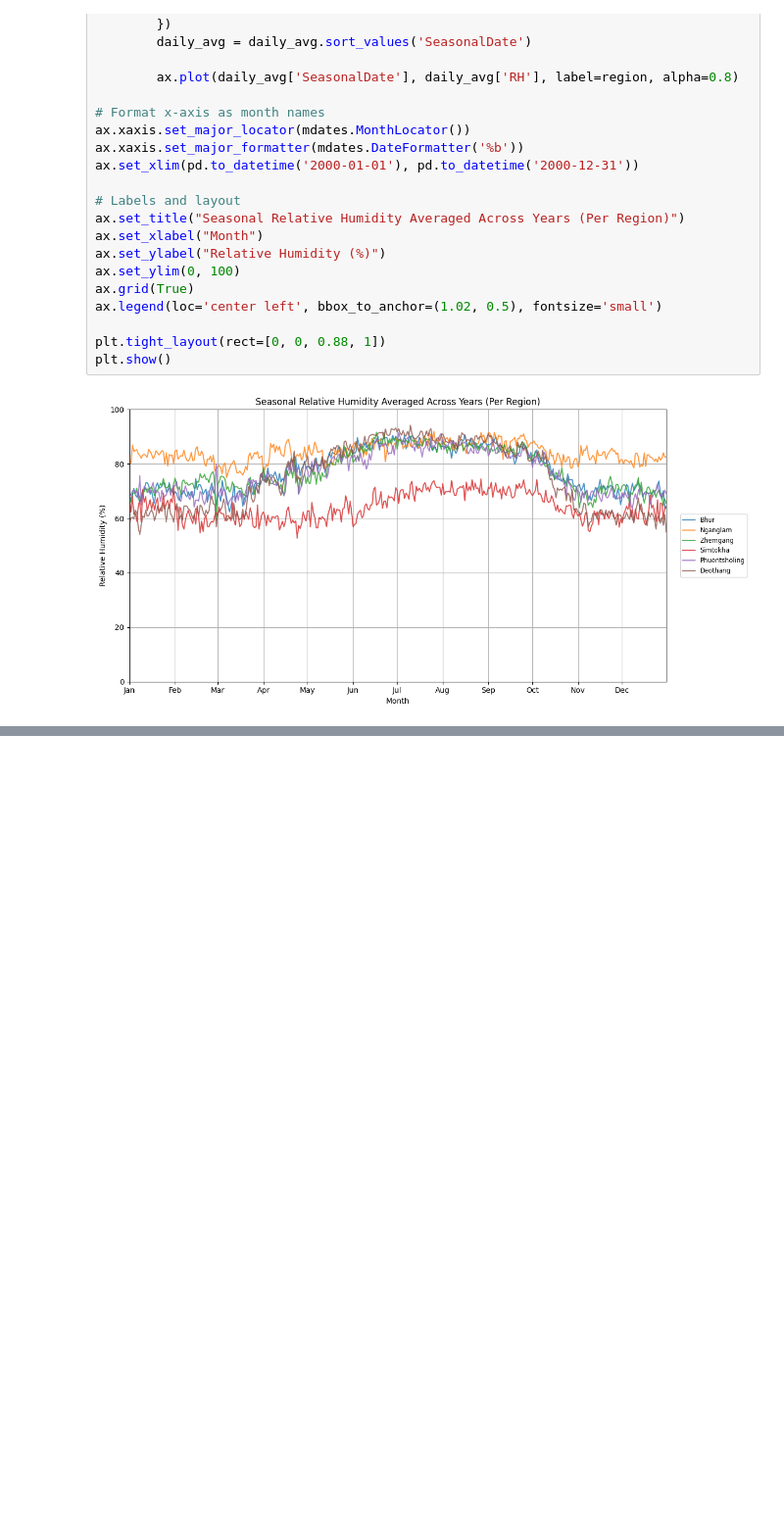
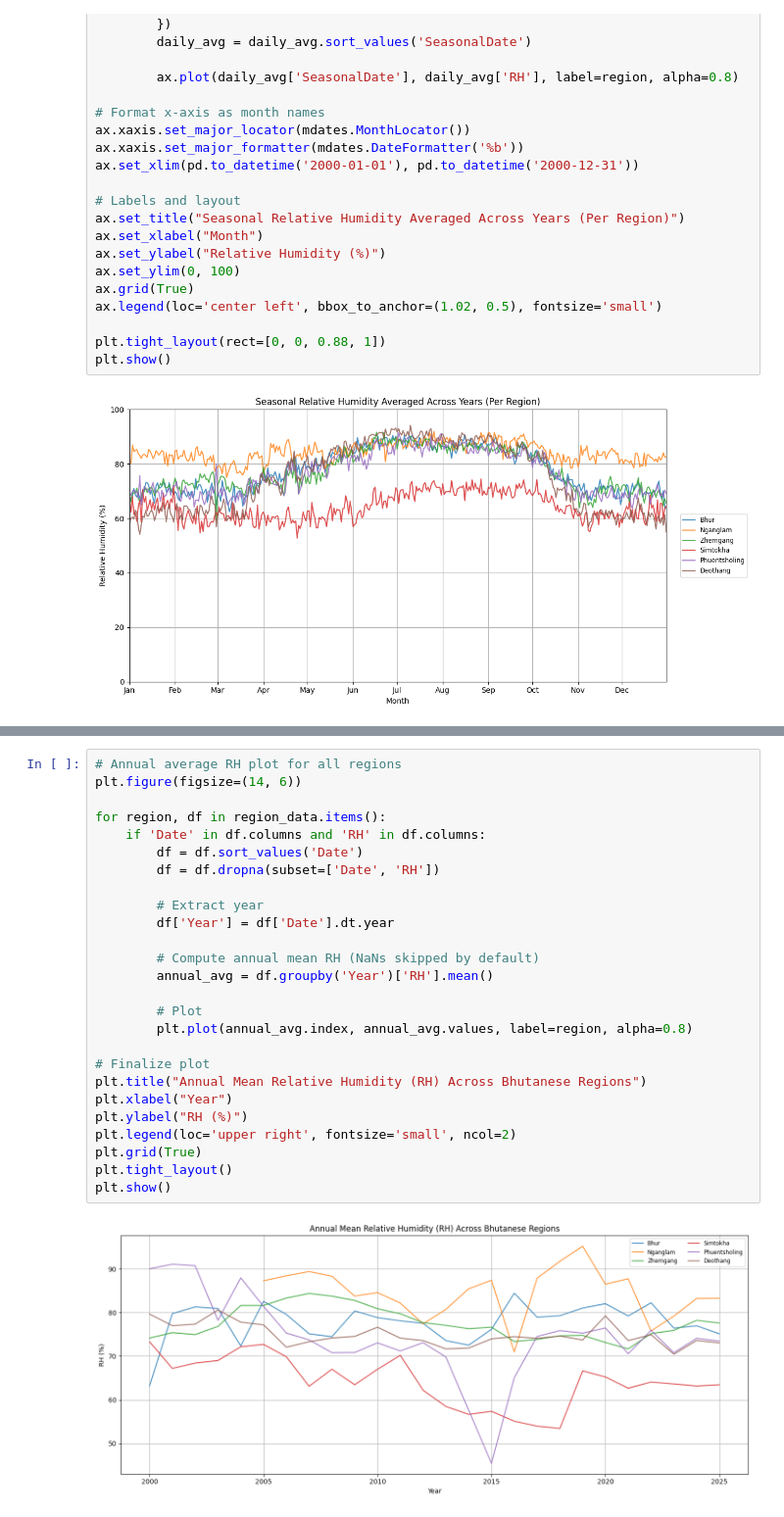
Before and after one commit to marlon-cooh/bhutan_climate_modeling, a Jupyter notebook: code/bhutan_met_data_03_plot.ipynb, the cells around one changed output, grey strips where cells are left out. Shown at 98% size. Saved outputs shown, nothing was run; the diff lists cells and outputs as text; blank space fills up the shorter version.

```diff
--- a/code/bhutan_met_data_02_plot.ipynb
+++ b/code/bhutan_met_data_03_plot.ipynb
@@ -242,0 +345,28 @@ plt.show()
+# %%
+# Annual average RH plot for all regions
+plt.figure(figsize=(14, 6))
+
+for region, df in region_data.items():
+    if 'Date' in df.columns and 'RH' in df.columns:
+        df = df.sort_values('Date')
+        df = df.dropna(subset=['Date', 'RH'])
+
+        # Extract year
+        df['Year'] = df['Date'].dt.year
+
+        # Compute annual mean RH (NaNs skipped by default)
+        annual_avg = df.groupby('Year')['RH'].mean()
+
+        # Plot
+        plt.plot(annual_avg.index, annual_avg.values, label=region, alpha=0.8)
+
+# Finalize plot
+plt.title("Annual Mean Relative Humidity (RH) Across Bhutanese Regions")
+plt.xlabel("Year")
+plt.ylabel("RH (%)")
+plt.legend(loc='upper right', fontsize='small', ncol=2)
+plt.grid(True)
+plt.tight_layout()
+plt.show()
+# %% [output]
+[figure, added]
```
Also changed, not shown: parts of 8 cells of this notebook, 1 other file.
